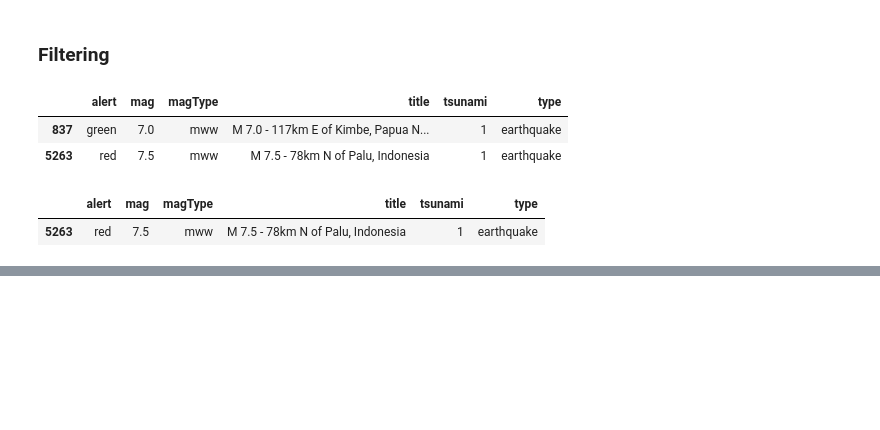
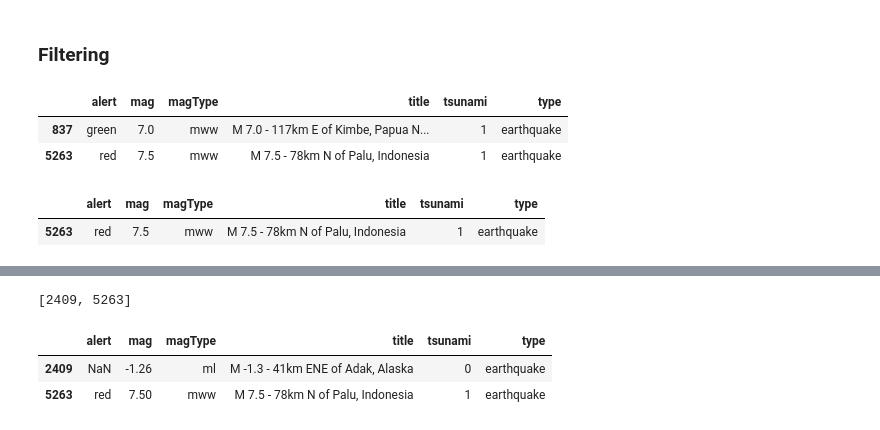
Before and after one commit to pydatawrangler/eda_ref, a Jupyter notebook: hands_on_pandas/notebooks/02_hands_on_pandas_chap2_from_pg_74_to_97.ipynb, the cells around one changed output, grey strips where cells are left out. Drawn from its saved outputs; the diff is of its cells as text; code cells hidden in the pictures; blank space fills up the shorter version.

```diff
--- a/hands_on_pandas/notebooks/02_hands_on_pandas_chap2_from_pg_74_to_.ipynb
+++ b/hands_on_pandas/notebooks/02_hands_on_pandas_chap2_from_pg_74_to_97.ipynb
@@ -255,0 +322,14 @@ df.loc[
+# %%
+[df.mag.idxmin(), df.mag.idxmax()]
+# %% [output]
+[2409, 5263]
+# %%
+df.loc[
+    [df.mag.idxmin(), df.mag.idxmax()],
+    ['alert', 'mag', 'magType', 'title', 'tsunami', 'type']
+
+]
+# %% [output]
+|  | alert | mag | magType | title | tsunami | type |
+| 2409 | NaN | -1.26 | ml | M -1.3 - 41km ENE of Adak, Alaska | 0 | earthquake |
+| 5263 | red | 7.50 | mww | M 7.5 - 78km N of Palu, Indonesia | 1 | earthquake |
```
Also changed, not shown: parts of 8 cells of this notebook, 2 other files.
